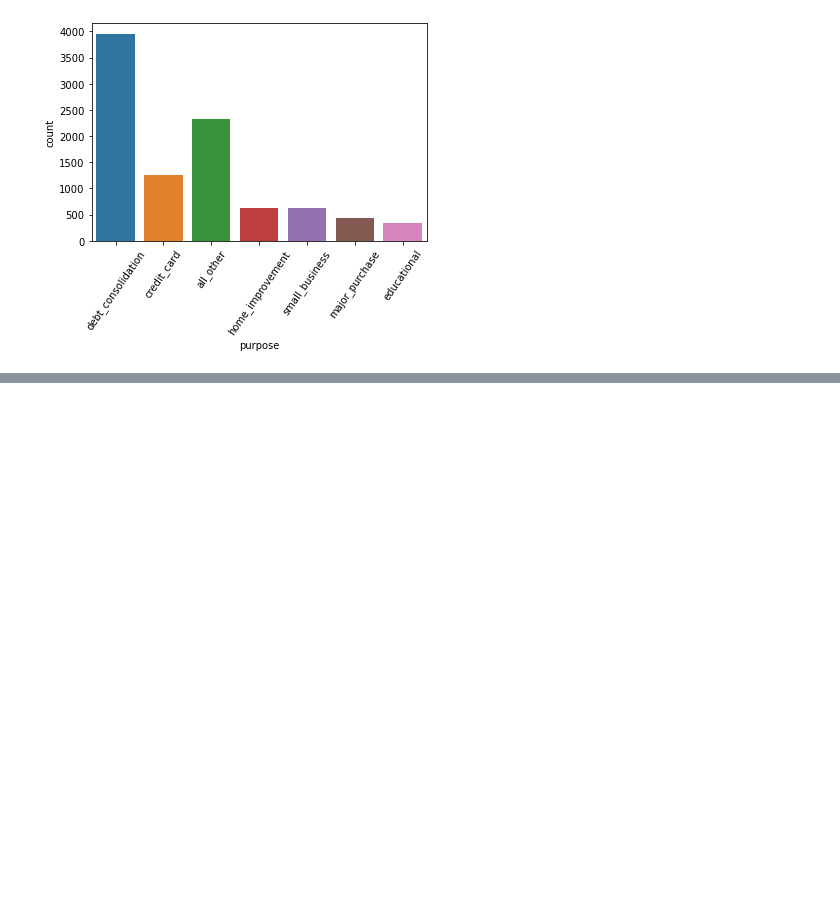
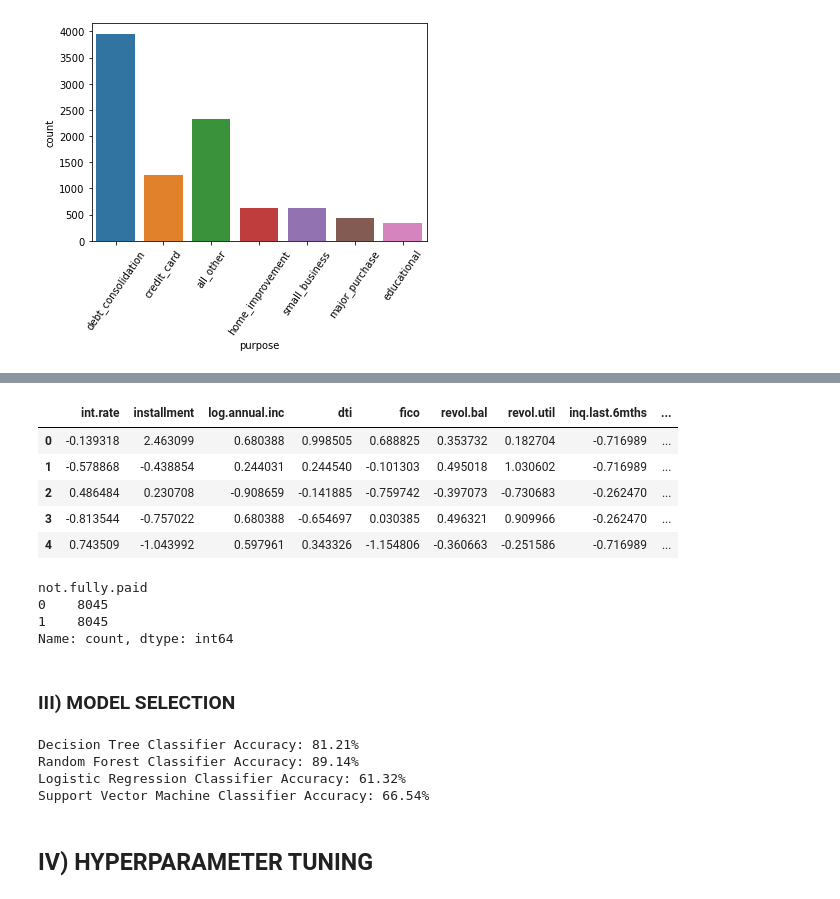
Before and after one commit to Mr-PeterMaina/DATA-SCIENCE-LEARNING-PROJECTS, a Jupyter notebook: 1. Loan Approval Project/loan.ipynb, the cells around one changed output, grey strips where cells are left out. Drawn from its saved outputs; the diff is of its cells as text; code cells hidden in the pictures; blank space fills up the shorter version.

Commit message:
best model

```diff
--- a/loan.ipynb
+++ b/1. Loan Approval Project/loan.ipynb
@@ -131,0 +166,34 @@ plt.show()
+# %%
+# Scale the numerical features using standard scaler
+scaler = StandardScaler()
+numerical_cols = ["int.rate", "installment","log.annual.inc","dti","fico","revol.bal","revol.util","inq.last.6mths","delinq.2yrs","pub.rec","installment_to_income_ratio","credit_history"]
+loan_df[numerical_cols] = scaler.fit_transform(loan_df[numerical_cols])
+# %%
+loan_df.head()
+# %% [output]
+|  | int.rate | installment | log.annual.inc | dti | fico | revol.bal | revol.util | inq.last.6mths | ... |
+| 0 | -0.139318 | 2.463099 | 0.680388 | 0.998505 | 0.688825 | 0.353732 | 0.182704 | -0.716989 | ... |
+| 1 | -0.578868 | -0.438854 | 0.244031 | 0.244540 | -0.101303 | 0.495018 | 1.030602 | -0.716989 | ... |
+| 2 | 0.486484 | 0.230708 | -0.908659 | -0.141885 | -0.759742 | -0.397073 | -0.730683 | -0.262470 | ... |
+| 3 | -0.813544 | -0.757022 | 0.680388 | -0.654697 | 0.030385 | 0.496321 | 0.909966 | -0.262470 | ... |
+| 4 | 0.743509 | -1.043992 | 0.597961 | 0.343326 | -1.154806 | -0.360663 | -0.251586 | -0.716989 | ... |
+# %%
+# Handling class imbalance using imblearn's Oversampling method
+from imblearn.over_sampling import SMOTE
+
+sm = SMOTE(random_state=42)
+
+X = loan_df.drop("not.fully.paid", axis=1)
+y = loan_df["not.fully.paid"]
+
+X_resampled, y_resampled = sm.fit_resample(X,y)
+
+loan_df = pd.concat([X_resampled, y_resampled], axis=1)
+loan_df["not.fully.paid"].value_counts()
+# %% [output]
+not.fully.paid
+0    8045
+1    8045
+Name: count, dtype: int64
+# %% [markdown]
+### III) MODEL SELECTION
@@ -131,0 +212,31 @@ plt.show()
+# %%
+# Fit and Evaluate Decision Tree Classifier
+dt = DecisionTreeClassifier(random_state=42)
+dt.fit(X_train, y_train)
+dt_score = dt.score(X_test,y_test)
+print("Decision Tree Classifier Accuracy: {:.2f}%".format(dt_score*100))
+
+# Fit and Evaluate Random Forest Classifier
+rf = RandomForestClassifier(random_state=42)
+rf.fit(X_train, y_train)
+rf_score = rf.score(X_test, y_test)
+print("Random Forest Classifier Accuracy: {:.2f}%".format(rf_score*100))
+
+# Fit and Evaluate Logistic Regression Classifier
+lr = LogisticRegression(random_state=42)
+lr.fit(X_train, y_train)
+lr_score = lr.score(X_test, y_test)
+print("Logistic Regression Classifier Accuracy: {:.2f}%".format(lr_score*100))
+
+# Fit and Evaluate Support Vector Machine Classifier
+svm = SVC(random_state=42)
+svm.fit(X_train, y_train)
+svm_score = svm.score(X_test, y_test)
+print("Support Vector Machine Classifier Accuracy: {:.2f}%".format(svm_score*100) )
+# %% [output]
+Decision Tree Classifier Accuracy: 81.21%
+Random Forest Classifier Accuracy: 89.14%
+Logistic Regression Classifier Accuracy: 61.32%
+Support Vector Machine Classifier Accuracy: 66.54%
+# %% [markdown]
+## IV) HYPERPARAMETER TUNING
```
Also changed, not shown: parts of 11 cells of this notebook, 5 other files.
